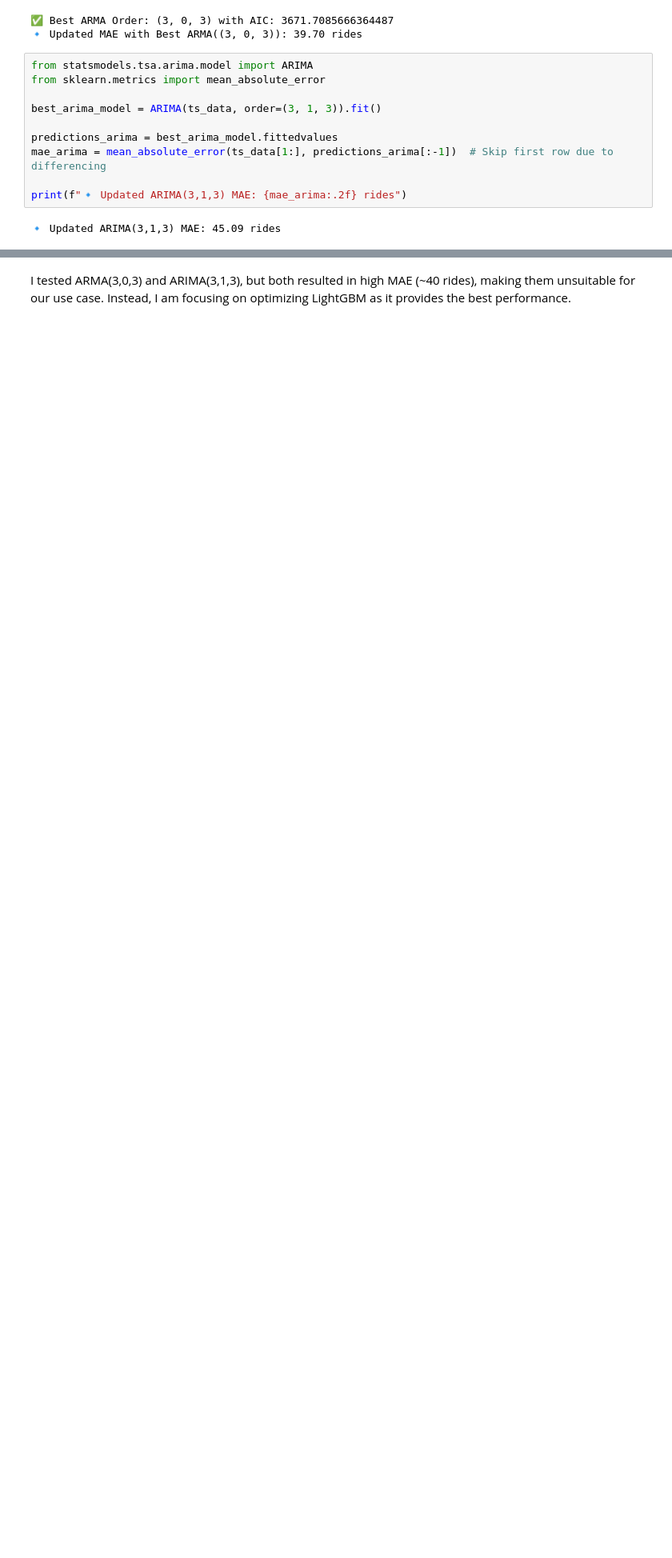
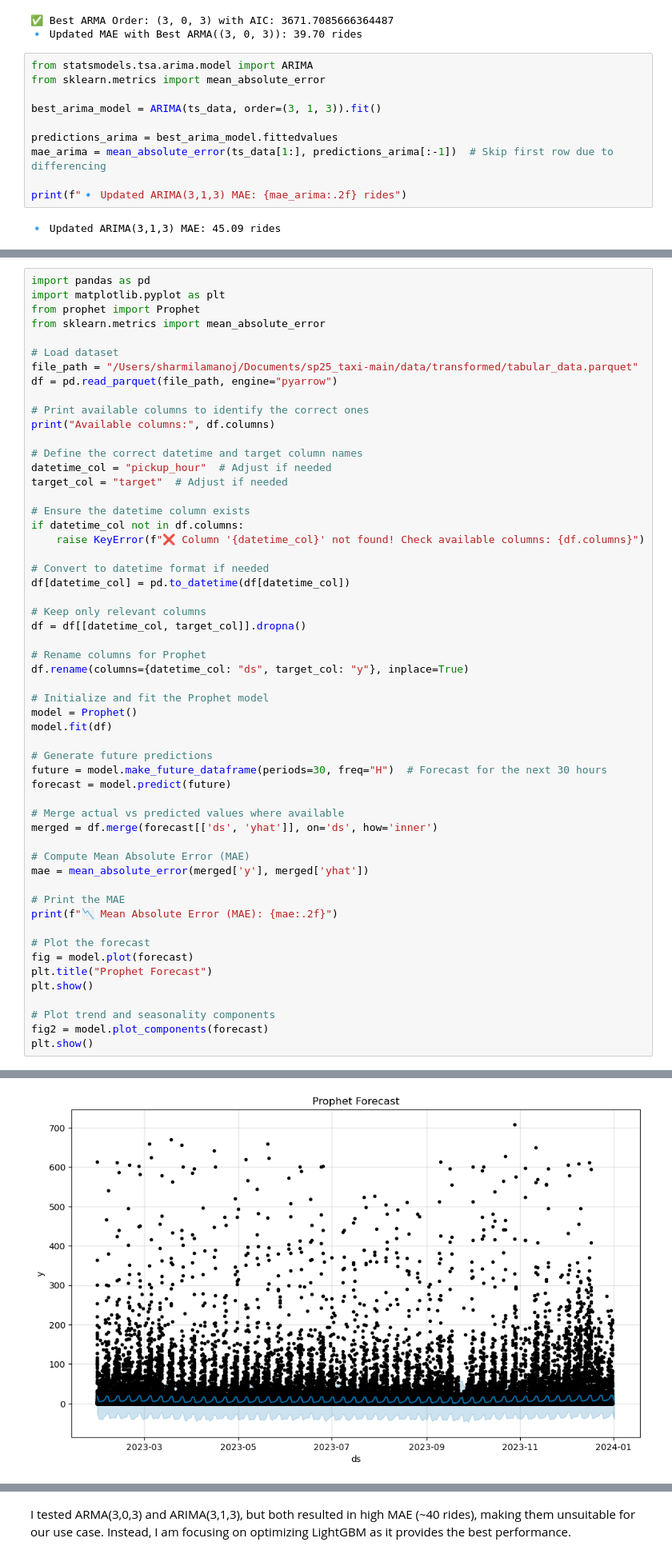
Before and after one commit to sharmiladevi23/sp25_taxi-main, a Jupyter notebook: notebooks/arma.ipynb, the cells around one changed output, grey strips where cells are left out. Shown: that part at 80% size. Cells and saved outputs as stored; diff of their text form; blank space fills up the shorter version.

```diff
--- a/notebooks/arma.ipynb
+++ b/notebooks/arma.ipynb
@@ -194,0 +216,56 @@ print(f"🔹 Updated ARIMA(3,1,3) MAE: {mae_arima:.2f} rides")
+# %%
+import pandas as pd
+import matplotlib.pyplot as plt
+from prophet import Prophet
+from sklearn.metrics import mean_absolute_error
+
+# Load dataset
+file_path = "/Users/sharmilamanoj/Documents/sp25_taxi-main/data/transformed/tabular_data.parquet"
+df = pd.read_parquet(file_path, engine="pyarrow")
+
+# Print available columns to identify the correct ones
+print("Available columns:", df.columns)
+
+# Define the correct datetime and target column names
+datetime_col = "pickup_hour"  # Adjust if needed
+target_col = "target"  # Adjust if needed
+
+# Ensure the datetime column exists
+if datetime_col not in df.columns:
+    raise KeyError(f"❌ Column '{datetime_col}' not found! Check available columns: {df.columns}")
+
+# Convert to datetime format if needed
+df[datetime_col] = pd.to_datetime(df[datetime_col])
+
+# Keep only relevant columns
+df = df[[datetime_col, target_col]].dropna()
+
+# Rename columns for Prophet
+df.rename(columns={datetime_col: "ds", target_col: "y"}, inplace=True)
+
+# Initialize and fit the Prophet model
+model = Prophet()
+model.fit(df)
+
+# Generate future predictions
+future = model.make_future_dataframe(periods=30, freq="H")  # Forecast for the next 30 hours
+forecast = model.predict(future)
+
+# Merge actual vs predicted values where available
+merged = df.merge(forecast[['ds', 'yhat']], on='ds', how='inner')
+
+# Compute Mean Absolute Error (MAE)
+mae = mean_absolute_error(merged['y'], merged['yhat'])
+
+# Print the MAE
+print(f"📉 Mean Absolute Error (MAE): {mae:.2f}")
+
+# Plot the forecast
+fig = model.plot(forecast)
+plt.title("Prophet Forecast")
+plt.show()
+
+# Plot trend and seasonality components
+fig2 = model.plot_components(forecast)
+plt.show()
+# %% [output]
@@ -194,0 +282 @@ print(f"🔹 Updated ARIMA(3,1,3) MAE: {mae_arima:.2f} rides")
+[figure, added]
```
Also changed, not shown: parts of 6 cells of this notebook, 7 other files.
